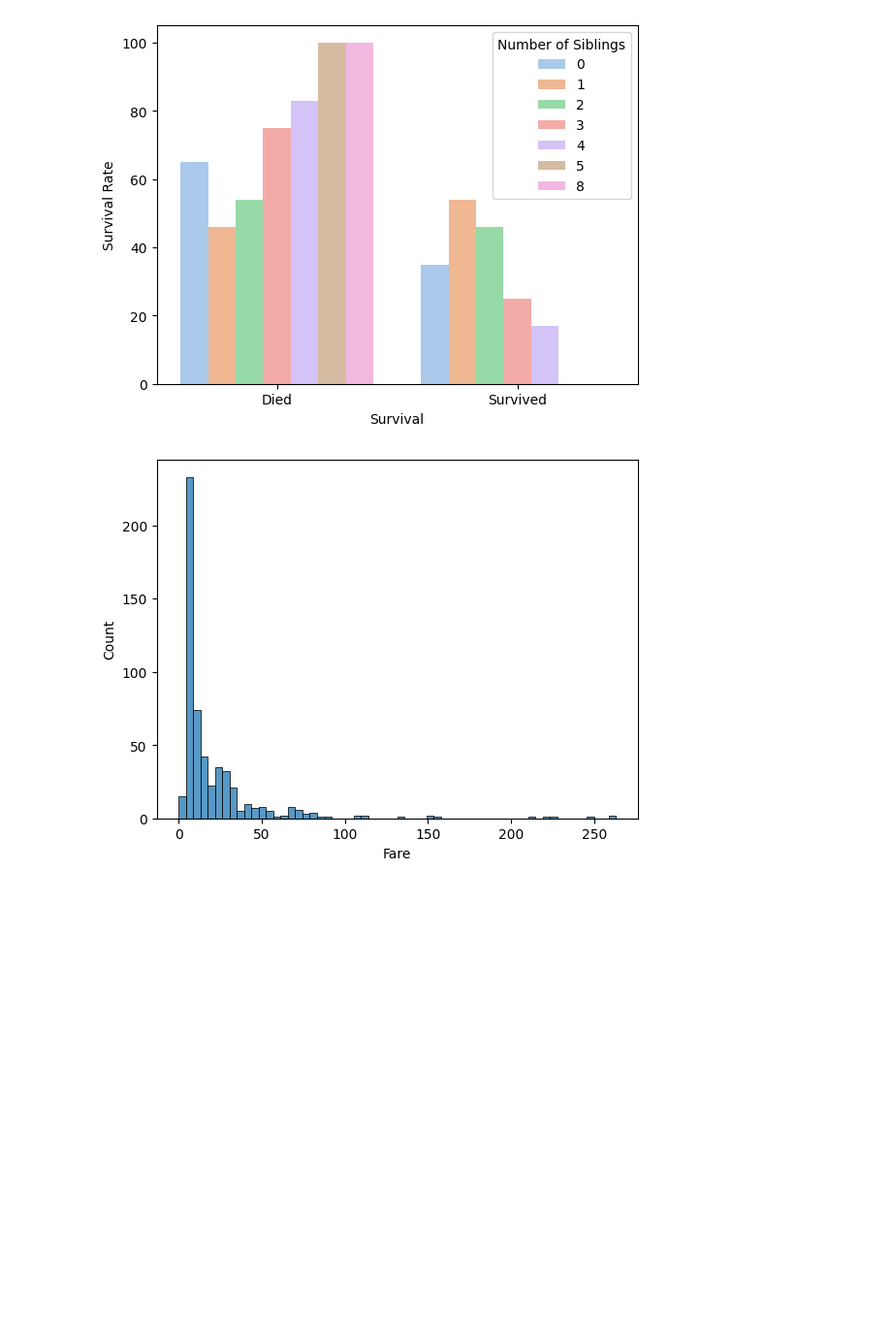
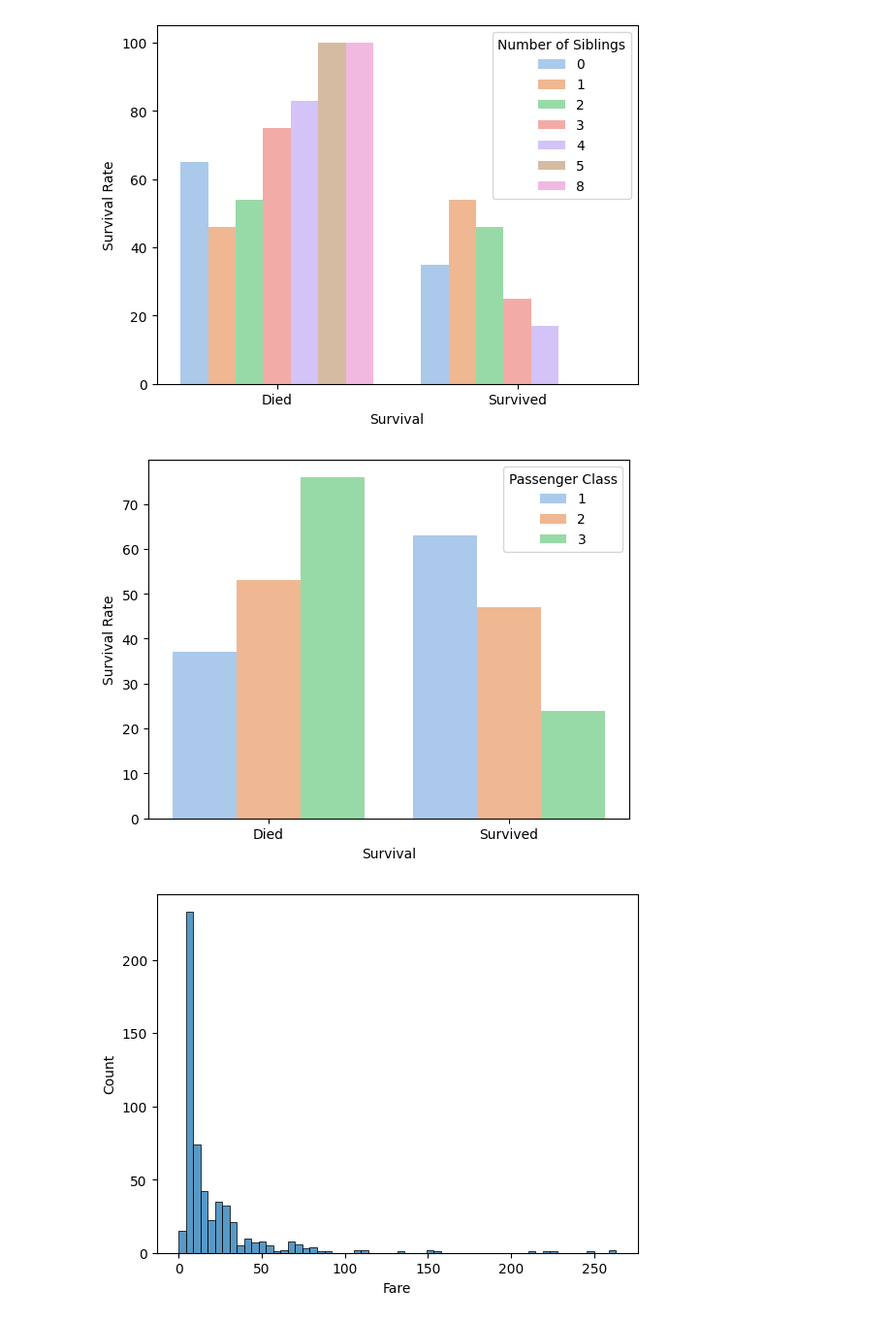
Before and after one commit to rhiats/titanicPrediction, a Jupyter notebook: titanicPred.ipynb, the cells around one changed output. Shown at 97% size. Saved outputs shown, nothing was run; the diff lists cells and outputs as text; code cells hidden in the pictures; blank space fills up the shorter version.

Commit message:
Class survival rate

```diff
--- a/titanicPred.ipynb
+++ b/titanicPred.ipynb
@@ -277,6 +277,41 @@ def sib_survival(df):
 sib_survival(X)
 # %% [output]
 [figure]
+# %%
+def class_survival(df):
+  """
+    Probability of a passenger class surviving the crash (Conditional Probability)
+
+    @p:
+      df (dataframe): Input dataframe
+  """
+  df['Survival'] = np.where(df['Survived']==0, 'Died', 'Survived')
+
+  df.rename(columns={"Pclass": "Passenger Class"}, inplace=True)
+
+  survival_class_df=df[['Survival', 'Passenger Class', 'PassengerId']].groupby(['Passenger Class','Survival']).count()
+
+  survival_class_df.reset_index(inplace=True)
+
+  survival_class_df.rename(columns={"PassengerId": "Count Survived"}, inplace=True)
+
+  class_df=df[['Passenger Class', 'PassengerId']].groupby(['Passenger Class']).count()
+
+  class_df.reset_index(inplace=True)
+
+  class_df.rename(columns={"PassengerId": "Count"}, inplace=True)
+
+  class_survival_df=pd.merge(survival_class_df,class_df,on="Passenger Class")
+
+  class_survival_df["Survival Rate"]=round((class_survival_df["Count Survived"]/class_survival_df["Count"])*100,0)
+
+  sns.barplot(data=class_survival_df, x="Survival", y="Survival Rate", hue="Passenger Class", palette="pastel")
+
+  plt.savefig("/content/drive/MyDrive/Colab Notebooks/titanicPrediction/output/class_survival_rate.png")
+
+class_survival(X)
+# %% [output]
+[figure, added]
 # %%
 #Distribution of fares - t-test
 def survival_distribution_fares(df,survival_type):
```
Also changed, not shown: parts of 4 cells of this notebook.
